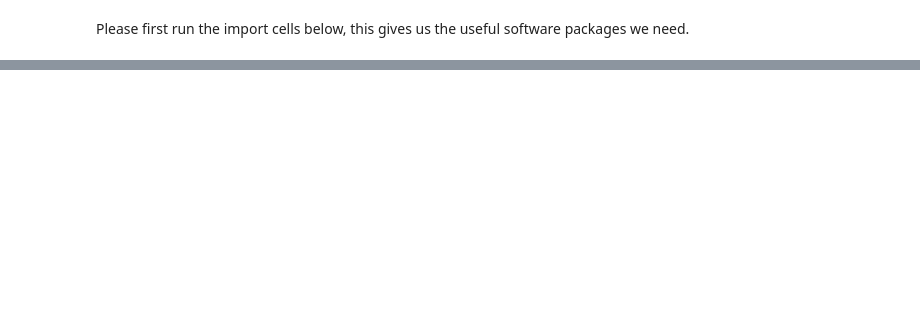
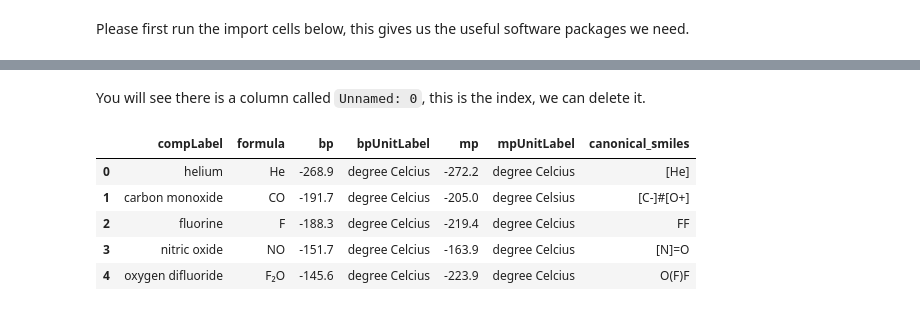
Before and after one commit to leowilkin/wellington-jupyter, a Jupyter notebook: Lesson_7.ipynb, the cells around one changed output, grey strips where cells are left out. Cells and saved outputs as stored; diff of their text form; code cells hidden in the pictures; blank space fills up the shorter version.

```diff
--- a/Lesson_7.ipynb
+++ b/Lesson_7.ipynb
@@ -217,0 +24,4 @@ Extension:
+# %%
+# 2
+df = pd.read_csv('./data/bp-mp-data/chem_mp_bp_dataset.csv')
+df.info() # shows us some information about the data frame
@@ -217,0 +44,14 @@ Extension:
+# %% [markdown]
+You will see there is a column called `Unnamed: 0`, this is the index, we can delete it.
+# %%
+# 3
+df = df.drop('Unnamed: 0', axis=1)
+# this will throw an error if you try to run it more than once. rerun block 2 first
+df.head() # shows us the top 5 rows of the dataframe.
+# %% [output]
+|  | compLabel | formula | bp | bpUnitLabel | mp | mpUnitLabel | canonical_smiles |
+| 0 | helium | He | -268.9 | degree Celcius | -272.2 | degree Celcius | [He] |
+| 1 | carbon monoxide | CO | -191.7 | degree Celcius | -205.0 | degree Celsius | [C-]#[O+] |
+| 2 | fluorine | F | -188.3 | degree Celcius | -219.4 | degree Celcius | FF |
+| 3 | nitric oxide | NO | -151.7 | degree Celcius | -163.9 | degree Celcius | [N]=O |
+| 4 | oxygen difluoride | F₂O | -145.6 | degree Celcius | -223.9 | degree Celcius | O(F)F |
```
Also changed, not shown: parts of 46 cells of this notebook, 1 other file.
